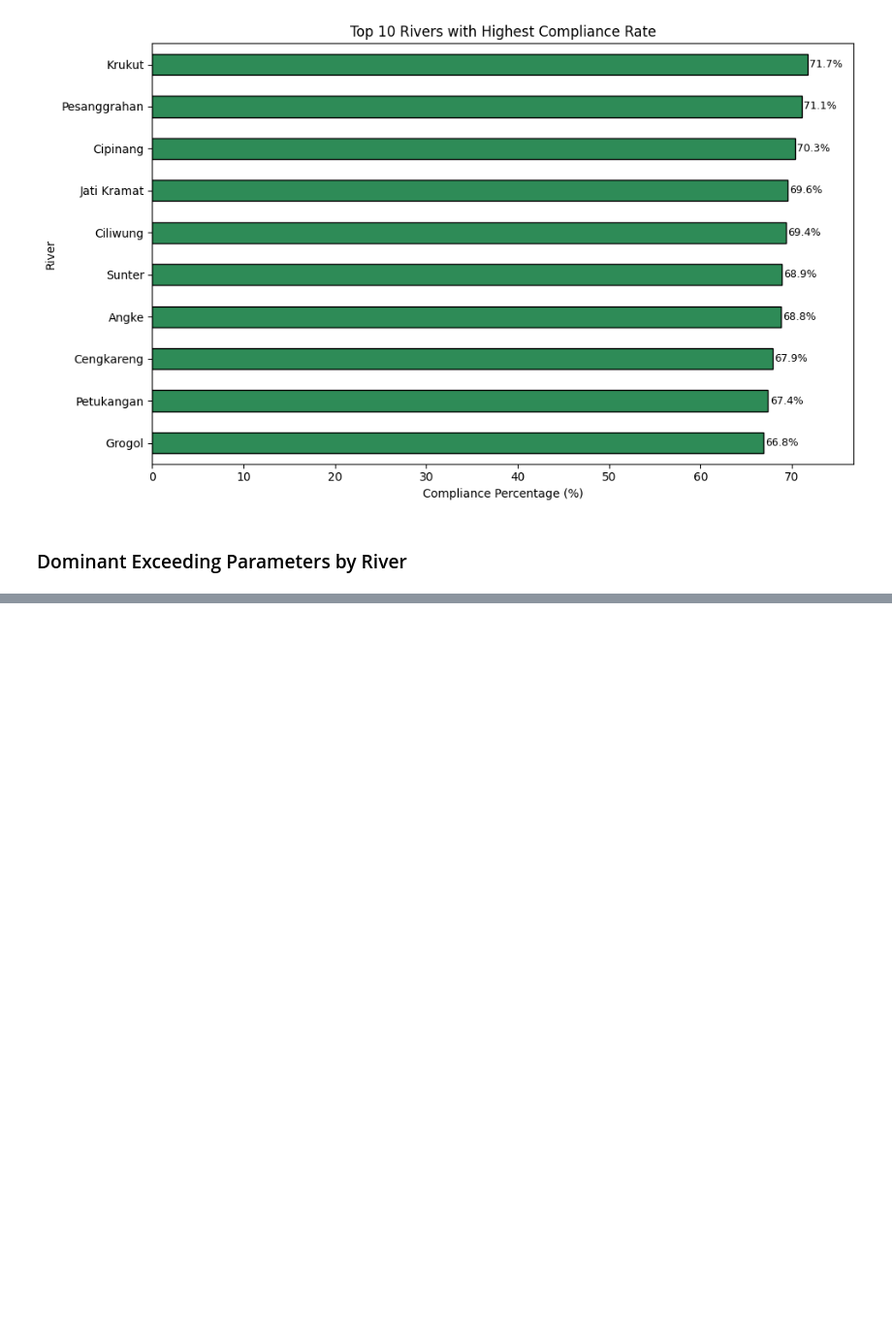
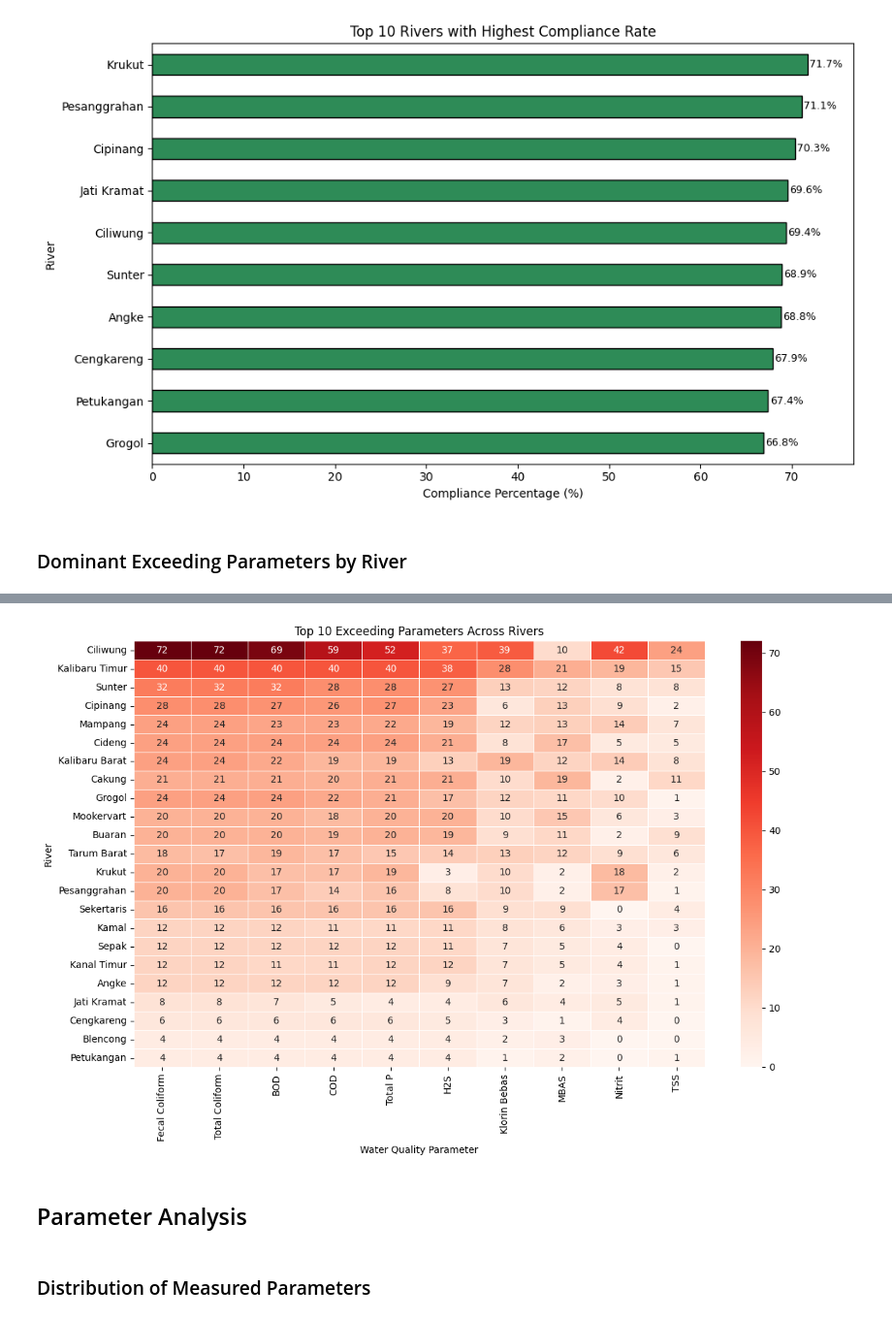
Before and after one commit to ARizalma/river-water-quality-analysis, a Jupyter notebook: notebooks/04_water_quality_analysis.ipynb, the cells around one changed output, grey strips where cells are left out. Shown at 97% size. Cells and saved outputs as stored; diff of their text form; code cells hidden in the pictures; blank space fills up the shorter version.

```diff
--- a/notebooks/04_water_quality_analysis.ipynb
+++ b/notebooks/04_water_quality_analysis.ipynb
@@ -487,0 +566,8 @@ plt.show()
+# %%
+top_parameters = (
+    exceed_df["parameter_name"]
+    .value_counts()
+    .head(10)
+)
+
+top_parameters
@@ -487,0 +609,44 @@ plt.show()
+# %%
+heatmap_data = heatmap_data.loc[
+    heatmap_data.sum(axis=1)
+    .sort_values(ascending=False)
+    .index
+]
+
+heatmap_data = heatmap_data[
+    heatmap_data.sum(axis=0)
+    .sort_values(ascending=False)
+    .index
+]
+# %%
+plt.figure(figsize=(12,8))
+
+sns.heatmap(
+    heatmap_data,
+    cmap="Reds",
+    linewidths=0.5,
+    annot=True,
+    fmt="d"
+)
+
+plt.title("Top 10 Exceeding Parameters Across Rivers")
+
+plt.xlabel("Water Quality Parameter")
+
+plt.ylabel("River")
+
+plt.tight_layout()
+
+plt.savefig(
+    "river_parameter_heatmap.png",
+    dpi=300,
+    bbox_inches="tight"
+)
+
+plt.show()
+# %% [output]
+[figure, added]
+# %% [markdown]
+## Parameter Analysis
+# %% [markdown]
+### Distribution of Measured Parameters
```
Also changed, not shown: parts of 19 cells of this notebook.
